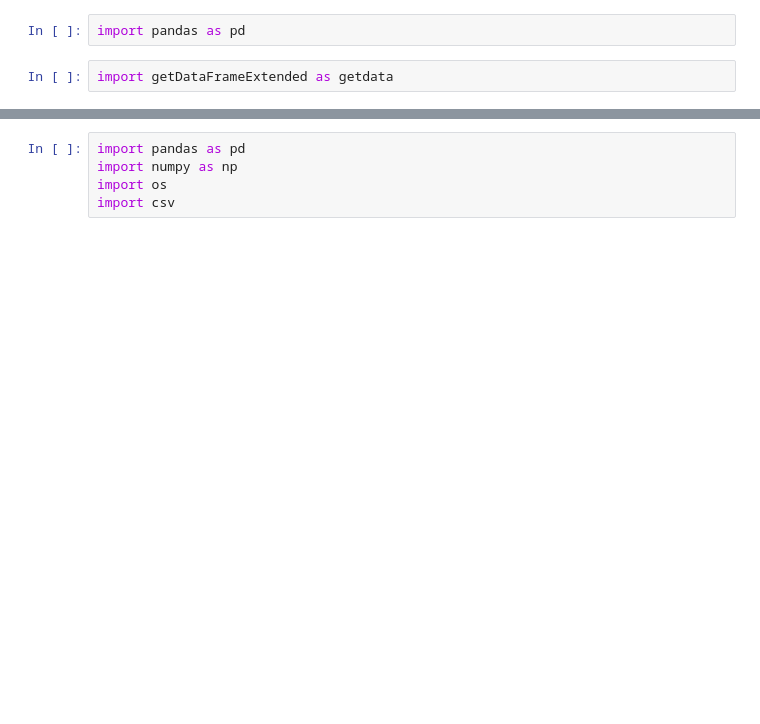
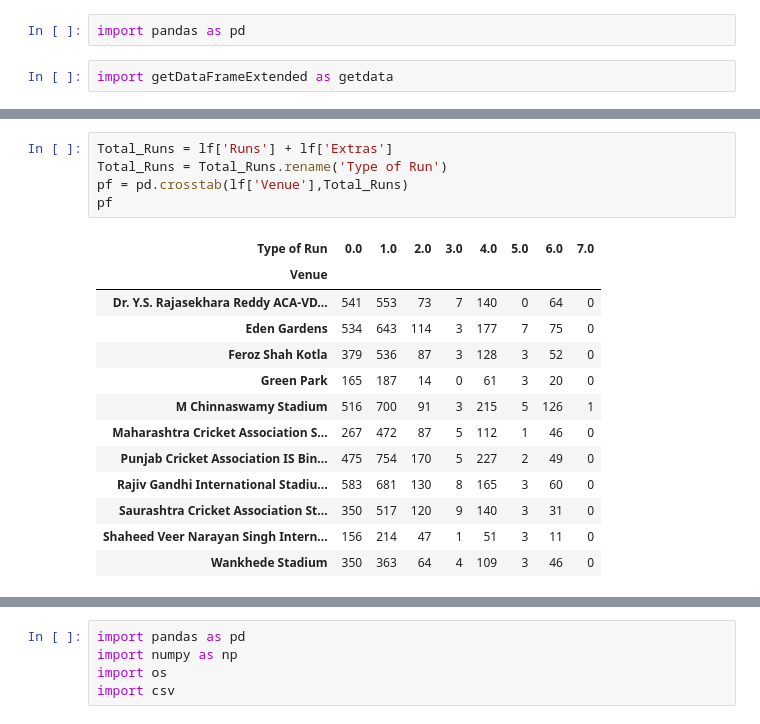
Before and after one commit to chrisrauch193/CS2006Practical3, a Jupyter notebook: Testing Data.ipynb, the cells around one changed output, grey strips where cells are left out. Drawn from its saved outputs; the diff is of its cells as text; blank space fills up the shorter version.

```diff
--- a/Testing Data.ipynb
+++ b/Testing Data.ipynb
@@ -30,3 +47,22 @@ pf
+# %%
+Total_Runs = lf['Runs'] + lf['Extras']
+Total_Runs = Total_Runs.rename('Type of Run')
+pf = pd.crosstab(lf['Venue'],Total_Runs)
+pf
+# %% [output]
+| Type of Run | 0.0 | 1.0 | 2.0 | 3.0 | 4.0 | 5.0 | 6.0 | 7.0 |
+| Venue |  |  |  |  |  |  |  |  |
+| Dr. Y.S. Rajasekhara Reddy ACA-VD... | 541 | 553 | 73 | 7 | 140 | 0 | 64 | 0 |
+| Eden Gardens | 534 | 643 | 114 | 3 | 177 | 7 | 75 | 0 |
+| Feroz Shah Kotla | 379 | 536 | 87 | 3 | 128 | 3 | 52 | 0 |
+| Green Park | 165 | 187 | 14 | 0 | 61 | 3 | 20 | 0 |
+| M Chinnaswamy Stadium | 516 | 700 | 91 | 3 | 215 | 5 | 126 | 1 |
+| Maharashtra Cricket Association S... | 267 | 472 | 87 | 5 | 112 | 1 | 46 | 0 |
+| Punjab Cricket Association IS Bin... | 475 | 754 | 170 | 5 | 227 | 2 | 49 | 0 |
+| Rajiv Gandhi International Stadiu... | 583 | 681 | 130 | 8 | 165 | 3 | 60 | 0 |
+| Saurashtra Cricket Association St... | 350 | 517 | 120 | 9 | 140 | 3 | 31 | 0 |
+| Shaheed Veer Narayan Singh Intern... | 156 | 214 | 47 | 1 | 51 | 3 | 11 | 0 |
+| Wankhede Stadium | 350 | 363 | 64 | 4 | 109 | 3 | 46 | 0 |
 # %%
 ef = pd.crosstab([lf['Ball No.']],lf['Runs'] + lf['Extras'])
 ef
```
Also changed, not shown: parts of 7 cells of this notebook, 2 other files.
